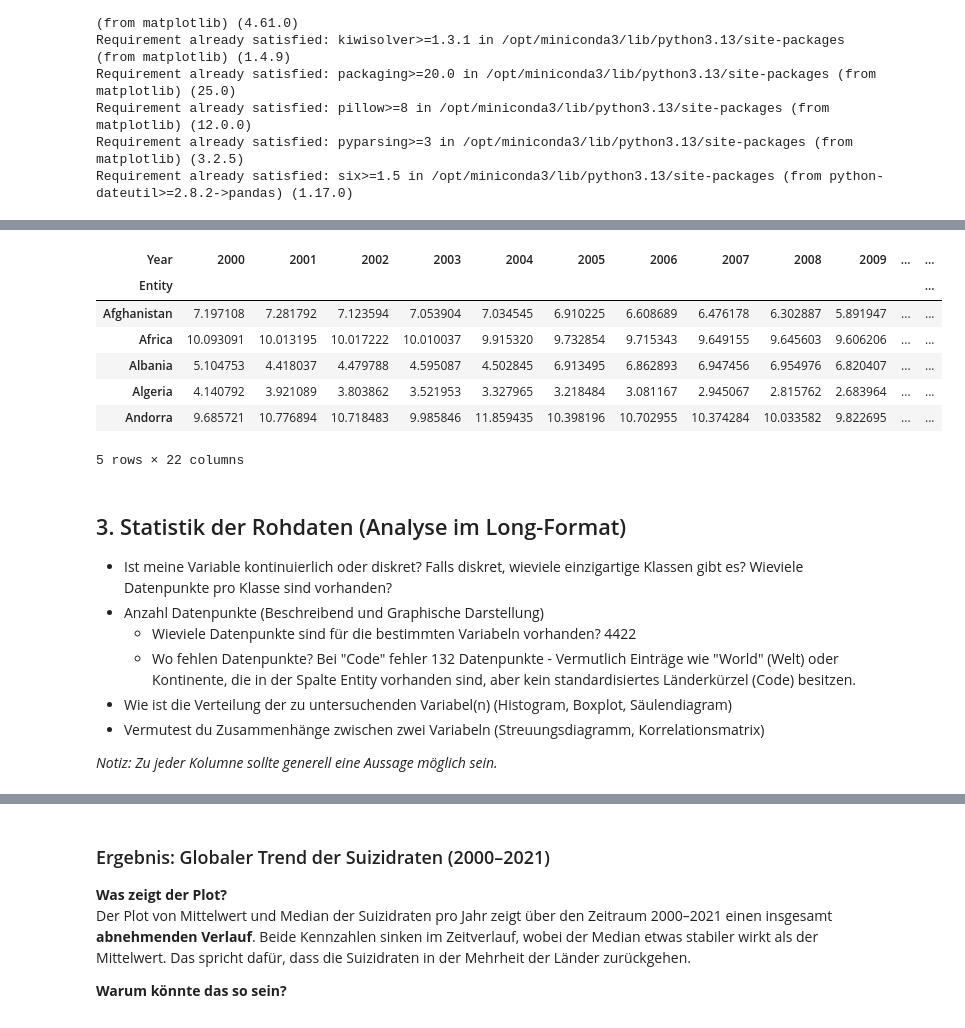
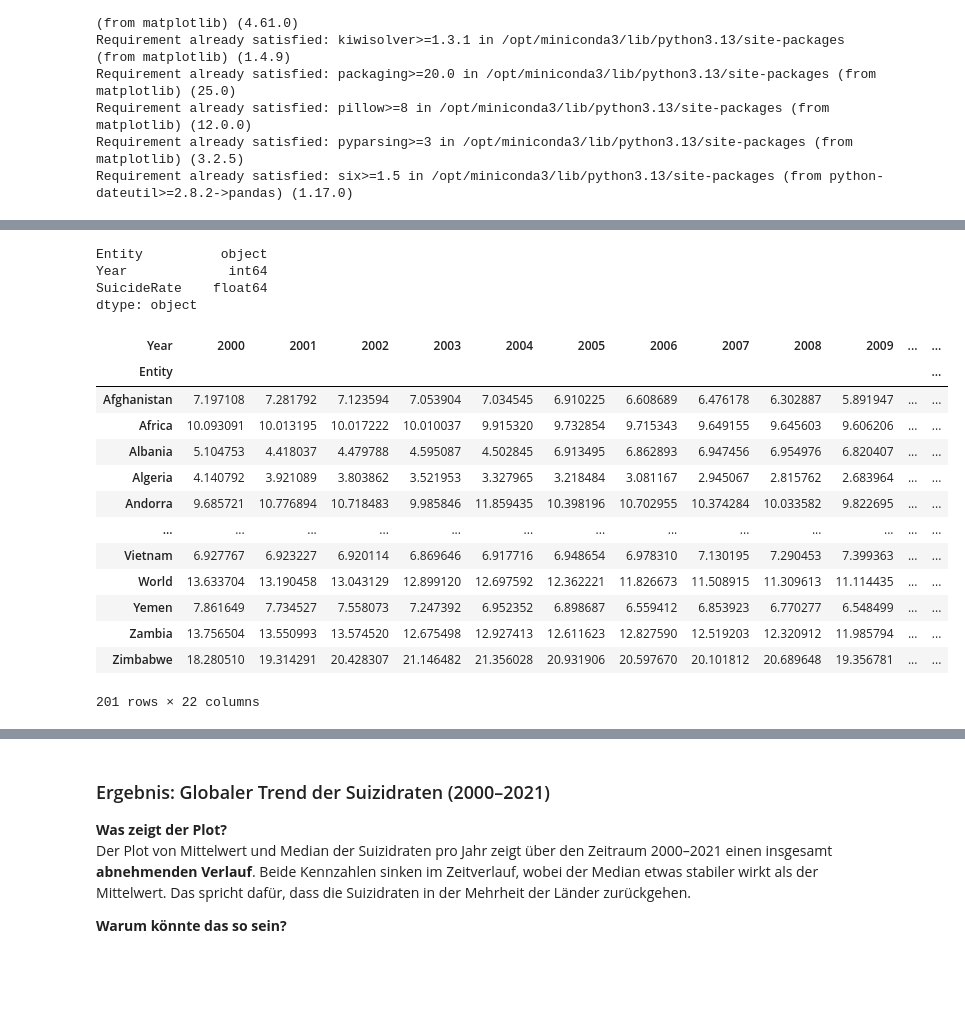
Before and after one commit to delucgia/LN_Python, a Jupyter notebook: python_ln.ipynb, the cells around one changed output, grey strips where cells are left out. Drawn from its saved outputs; the diff is of its cells as text; code cells hidden in the pictures; blank space fills up the shorter version.

```diff
--- a/python_ln.ipynb
+++ b/python_ln.ipynb
@@ -69,6 +70,9 @@ data = pd.read_csv("death-rate-from-suicides-gho.csv")
 # Spalte umbenennen, damit sie einfacher zu verwenden ist
 data.rename(columns={'Age-standardized death rate from self-harm among both sexes': 'SuicideRate'}, inplace=True)
 
+# Entfernen der Spalte 'Code', da sie für die Analyse nicht benötigt wird
+data = data.drop(columns=["Code"])
+
 # Datenstruktur, Datentypen und fehlende Werte prüfen -> Gibt die ersten 5 Rows aus
 data.head()
 # %% [output]
@@ -87,24 +90,25 @@ data.head()
 # %%
+print(data.dtypes)
+print()
+
 data_pivot = data.pivot(index='Entity', columns='Year', values='SuicideRate')
-data_pivot.head()
+data_pivot
 # %% [output]
+Entity          object
+Year             int64
+SuicideRate    float64
+dtype: object
 | Year | 2000 | 2001 | 2002 | 2003 | 2004 | 2005 | 2006 | 2007 | 2008 | 2009 | ... | ... |
 | Entity |  |  |  |  |  |  |  |  |  |  |  | ... |
 | Afghanistan | 7.197108 | 7.281792 | 7.123594 | 7.053904 | 7.034545 | 6.910225 | 6.608689 | 6.476178 | 6.302887 | 5.891947 | ... | ... |
 | Africa | 10.093091 | 10.013195 | 10.017222 | 10.010037 | 9.915320 | 9.732854 | 9.715343 | 9.649155 | 9.645603 | 9.606206 | ... | ... |
 | Albania | 5.104753 | 4.418037 | 4.479788 | 4.595087 | 4.502845 | 6.913495 | 6.862893 | 6.947456 | 6.954976 | 6.820407 | ... | ... |
 | Algeria | 4.140792 | 3.921089 | 3.803862 | 3.521953 | 3.327965 | 3.218484 | 3.081167 | 2.945067 | 2.815762 | 2.683964 | ... | ... |
 | Andorra | 9.685721 | 10.776894 | 10.718483 | 9.985846 | 11.859435 | 10.398196 | 10.702955 | 10.374284 | 10.033582 | 9.822695 | ... | ... |
+| ... | ... | ... | ... | ... | ... | ... | ... | ... | ... | ... | ... | ... |
+| Vietnam | 6.927767 | 6.923227 | 6.920114 | 6.869646 | 6.917716 | 6.948654 | 6.978310 | 7.130195 | 7.290453 | 7.399363 | ... | ... |
+| World | 13.633704 | 13.190458 | 13.043129 | 12.899120 | 12.697592 | 12.362221 | 11.826673 | 11.508915 | 11.309613 | 11.114435 | ... | ... |
+| Yemen | 7.861649 | 7.734527 | 7.558073 | 7.247392 | 6.952352 | 6.898687 | 6.559412 | 6.853923 | 6.770277 | 6.548499 | ... | ... |
+| Zambia | 13.756504 | 13.550993 | 13.574520 | 12.675498 | 12.927413 | 12.611623 | 12.827590 | 12.519203 | 12.320912 | 11.985794 | ... | ... |
+| Zimbabwe | 18.280510 | 19.314291 | 20.428307 | 21.146482 | 21.356028 | 20.931906 | 20.597670 | 20.101812 | 20.689648 | 19.356781 | ... | ... |
-5 rows × 22 columns
+201 rows × 22 columns
-# %% [markdown]
-## 3. Statistik der Rohdaten (Analyse im Long-Format)
-- Ist meine Variable kontinuierlich oder diskret? Falls diskret, wieviele einzigartige Klassen gibt es? Wieviele Datenpunkte pro Klasse sind vorhanden?
-- Anzahl Datenpunkte (Beschreibend und Graphische Darstellung)
-    - Wieviele Datenpunkte sind für die bestimmten Variabeln vorhanden?
-        4422
-    - Wo fehlen Datenpunkte?
-        Bei "Code" fehler 132 Datenpunkte - Vermutlich  Einträge wie "World" (Welt) oder Kontinente, die in der Spalte Entity vorhanden sind, aber kein standardisiertes Länderkürzel (Code) besitzen.
-- Wie ist die Verteilung der zu untersuchenden Variabel(n) (Histogram, Boxplot, Säulendiagram)
-- Vermutest du Zusammenhänge zwischen zwei Variabeln (Streuungsdiagramm, Korrelationsmatrix)
-
-*Notiz: Zu jeder Kolumne sollte generell eine Aussage möglich sein.*
```
Also changed, not shown: parts of 11 cells of this notebook.
